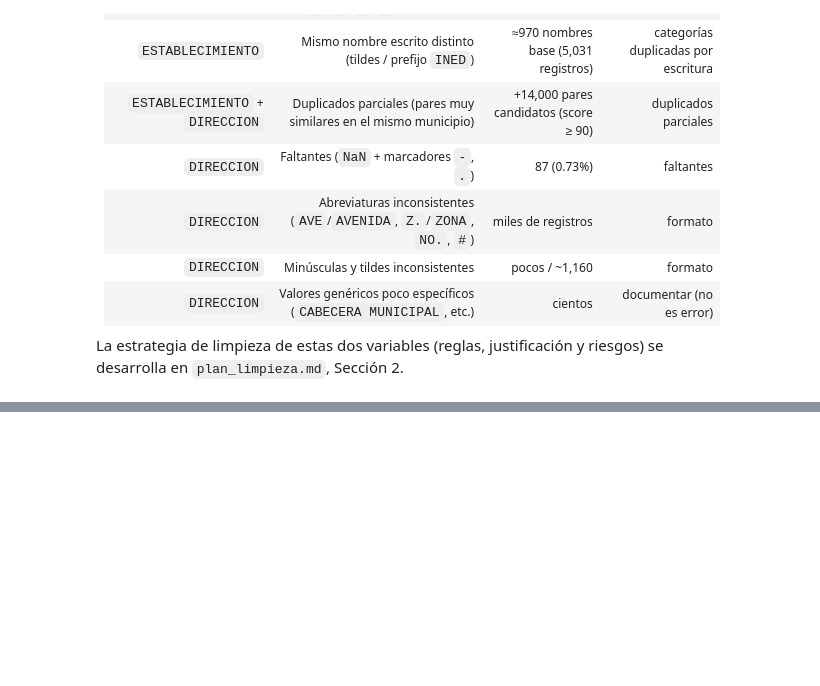
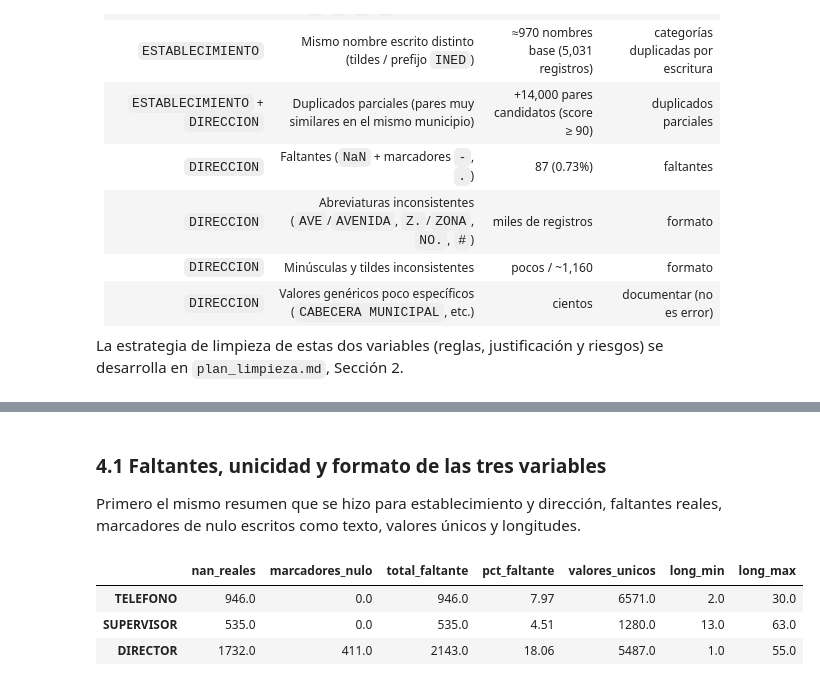
Before and after one commit to FerAHMz/proy1-ds, a Jupyter notebook: notebooks/01_diagnostico.ipynb, the cells around one changed output, grey strips where cells are left out. Drawn from its saved outputs; the diff is of its cells as text; code cells hidden in the pictures; blank space fills up the shorter version.

```diff
--- a/notebooks/01_diagnostico.ipynb
+++ b/notebooks/01_diagnostico.ipynb
@@ -899,0 +912,29 @@ riesgos) se desarrolla en `plan_limpieza.md`, Sección 2.
+# %% [markdown]
+### 4.1 Faltantes, unicidad y formato de las tres variables
+
+Primero el mismo resumen que se hizo para establecimiento y dirección, faltantes
+reales, marcadores de nulo escritos como texto, valores únicos y longitudes.
+# %%
+p3 = ["TELEFONO", "SUPERVISOR", "DIRECTOR"]
+
+resumen = {}
+for c in p3:
+    s = df[c]
+    nan = int(s.isna().sum())
+    marc = int(contar_marcadores(s))
+    nonull = s.dropna()[~s.dropna().str.match(MARCADORES_NULO)]
+    resumen[c] = {
+        "nan_reales":      nan,
+        "marcadores_nulo": marc,
+        "total_faltante":  nan + marc,
+        "pct_faltante":    round((nan + marc) / len(df) * 100, 2),
+        "valores_unicos":  int(nonull.nunique()),
+        "long_min":        int(nonull.str.len().min()),
+        "long_max":        int(nonull.str.len().max()),
+    }
+pd.DataFrame(resumen).T
+# %% [output]
+|  | nan_reales | marcadores_nulo | total_faltante | pct_faltante | valores_unicos | long_min | long_max |
+| TELEFONO | 946.0 | 0.0 | 946.0 | 7.97 | 6571.0 | 2.0 | 30.0 |
+| SUPERVISOR | 535.0 | 0.0 | 535.0 | 4.51 | 1280.0 | 13.0 | 63.0 |
+| DIRECTOR | 1732.0 | 411.0 | 2143.0 | 18.06 | 5487.0 | 1.0 | 55.0 |
```
Also changed, not shown: parts of 17 cells of this notebook.
